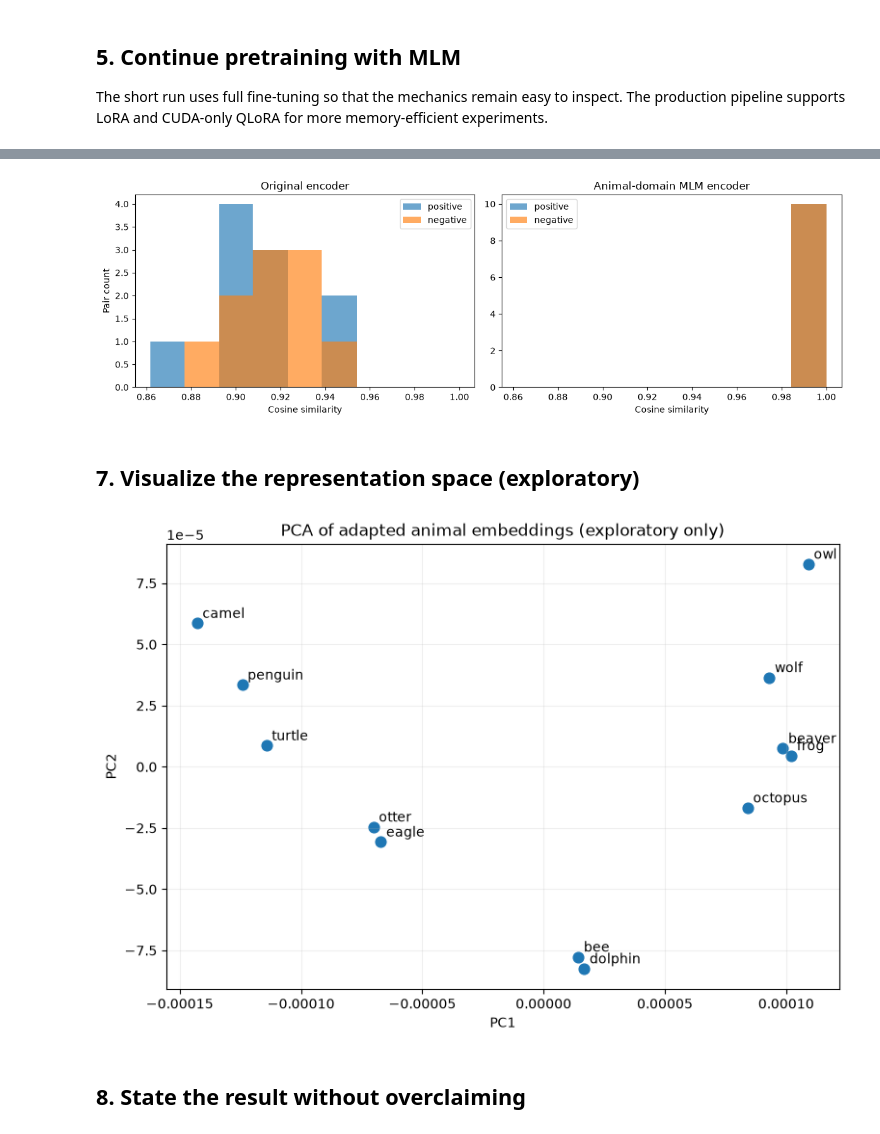
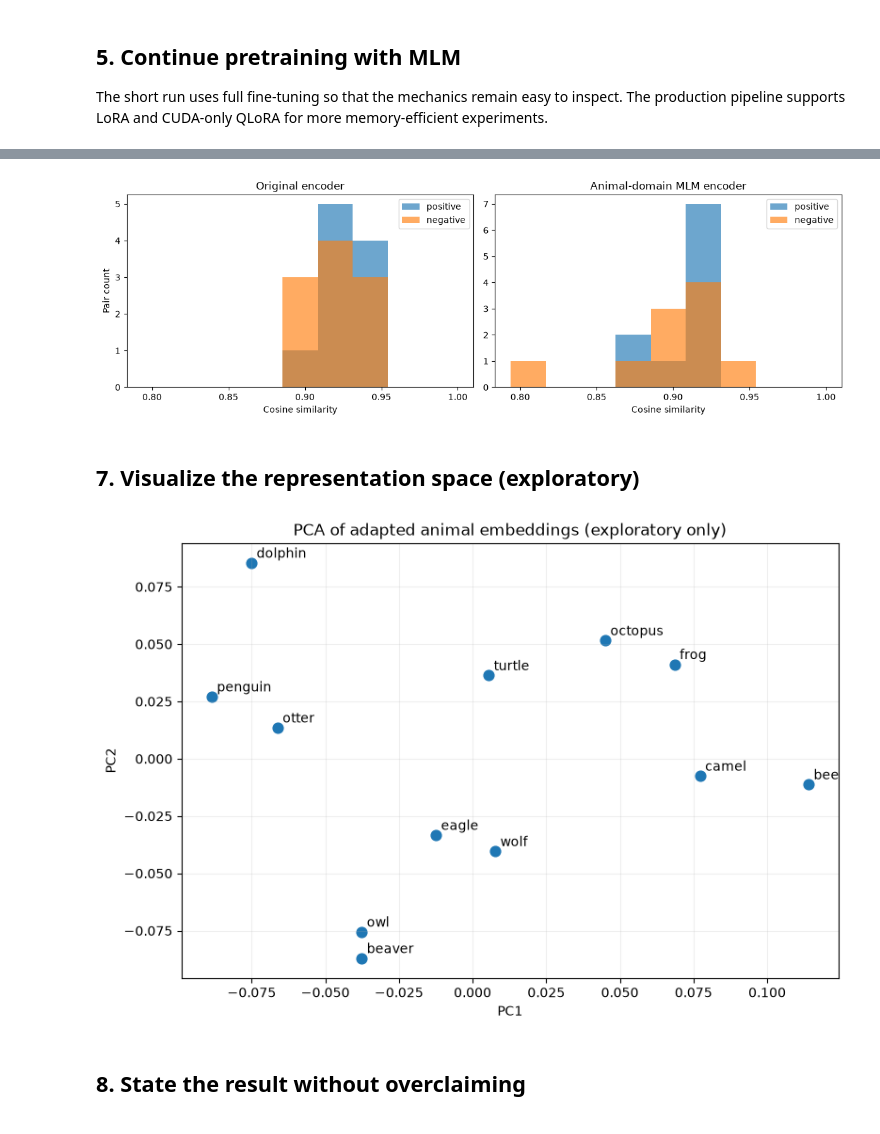
Before and after one commit to delaray/mlm-training, a Jupyter notebook: notebooks/02_animal_domain_mlm.ipynb, the cells around one changed output, grey strips where cells are left out. Saved outputs shown, nothing was run; the diff lists cells and outputs as text; code cells hidden in the pictures.

```diff
--- a/notebooks/02_animal_domain_mlm.ipynb
+++ b/notebooks/02_animal_domain_mlm.ipynb
@@ -183 +224,14 @@ print({'training_loss': train_result.training_loss, 'adapted_eval_loss': adapted
+# %%
+# Re-score the identical held-out pairs so the checkpoint is the only
+# changed variable in the before/after comparison.
+adapted_scores = pair_scores(pairs)
+adapted_metrics = summarize(adapted_scores)
+
+metric_names = list(baseline_metrics)
+comparison = {
+    name: {'base': baseline_metrics[name], 'adapted': adapted_metrics[name],
+           'delta': adapted_metrics[name] - baseline_metrics[name]}
+    for name in metric_names
+}
+comparison
 # %% [markdown]
@@ -207,31 +276,39 @@ comparison
 # %%
-fig, axes = plt.subplots(1, 2, figsize=(12, 4))
-bins = np.linspace(min(baseline_scores.min(), adapted_scores.min()), 1.0, 10)
-axes[0].hist(baseline_scores[labels == 1], bins=bins, alpha=.65, label='positive')
-axes[0].hist(baseline_scores[labels == 0], bins=bins, alpha=.65, label='negative')
-axes[0].set(title='Original encoder', xlabel='Cosine similarity', ylabel='Pair count')
-axes[0].legend()
-axes[1].hist(adapted_scores[labels == 1], bins=bins, alpha=.65, label='positive')
-axes[1].hist(adapted_scores[labels == 0], bins=bins, alpha=.65, label='negative')
-axes[1].set(title='Animal-domain MLM encoder', xlabel='Cosine similarity')
-axes[1].legend()
-plt.tight_layout(); plt.show()
+# Embed one neutral probe per species and project the high-dimensional
+# vectors to two dimensions. PCA is exploratory, not a quality metric.
+species = ['otter', 'camel', 'penguin', 'owl', 'frog', 'turtle', 'bee', 'wolf', 'dolphin', 'eagle', 'beaver', 'octopus']
+probe_texts = [f'A field researcher observes a {name} in its natural habitat.' for name in species]
+probe_embeddings = embed(probe_texts)
+points = PCA(n_components=2).fit_transform(probe_embeddings)
+
+plt.figure(figsize=(9, 6))
+plt.scatter(points[:, 0], points[:, 1], s=60)
+for name, (x, y) in zip(species, points):
+    plt.annotate(name, (x, y), xytext=(4, 4), textcoords='offset points')
+plt.title('PCA of adapted animal embeddings (exploratory only)')
+plt.xlabel('PC1')
+plt.ylabel('PC2')
+plt.grid(alpha=.2)
+plt.show()
 # %% [output]
-[figure, old version]
+[figure, new version]
 # %% [markdown]
 ## 7. Visualize the representation space (exploratory)
 # %%
-species = list(animal_facts)
-probe_texts = [f'A field researcher observes a {name} in its natural habitat.' for name in species]
-probe_embeddings = embed(probe_texts)
-points = PCA(n_components=2).fit_transform(probe_embeddings)
-plt.figure(figsize=(9, 6))
-plt.scatter(points[:, 0], points[:, 1], s=60)
-for name, (x, y) in zip(species, points): plt.annotate(name, (x, y), xytext=(4, 4), textcoords='offset points')
-plt.title('PCA of adapted animal embeddings (exploratory only)')
-plt.xlabel('PC1'); plt.ylabel('PC2'); plt.grid(alpha=.2); plt.show()
+# Require agreement between ranking and separation metrics before making
+# a directional claim about this single experimental run.
+auc_delta = adapted_metrics['ROC AUC'] - baseline_metrics['ROC AUC']
+margin_delta = adapted_metrics['separation margin'] - baseline_metrics['separation margin']
+if auc_delta > 0 and margin_delta > 0:
+    conclusion = 'Both held-out metrics improved in this run.'
+elif auc_delta < 0 and margin_delta < 0:
+    conclusion = 'Both held-out metrics declined in this run; adaptation was not beneficial.'
+else:
+    conclusion = 'The held-out metrics disagree; this run is inconclusive.'
+print(conclusion)
+print(f'ROC AUC delta: {auc_delta:+.3f}; separation-margin delta: {margin_delta:+.3f}')
 # %% [output]
-[figure, old version]
+[figure, new version]
 # %% [markdown]
 ## 8. State the result without overclaiming
 # %%
```
Also changed, not shown: parts of 16 cells of this notebook, 1 other file.
